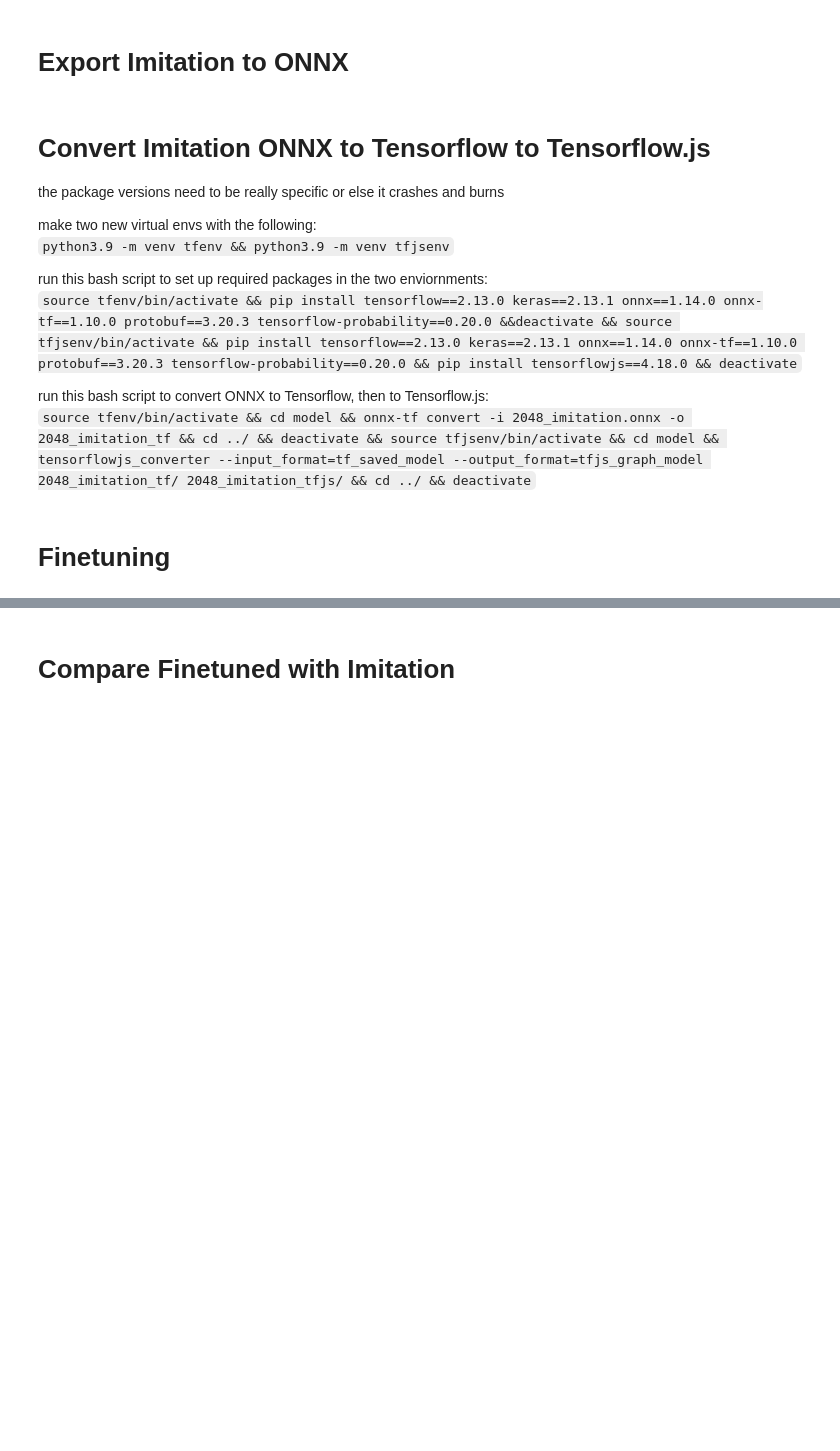
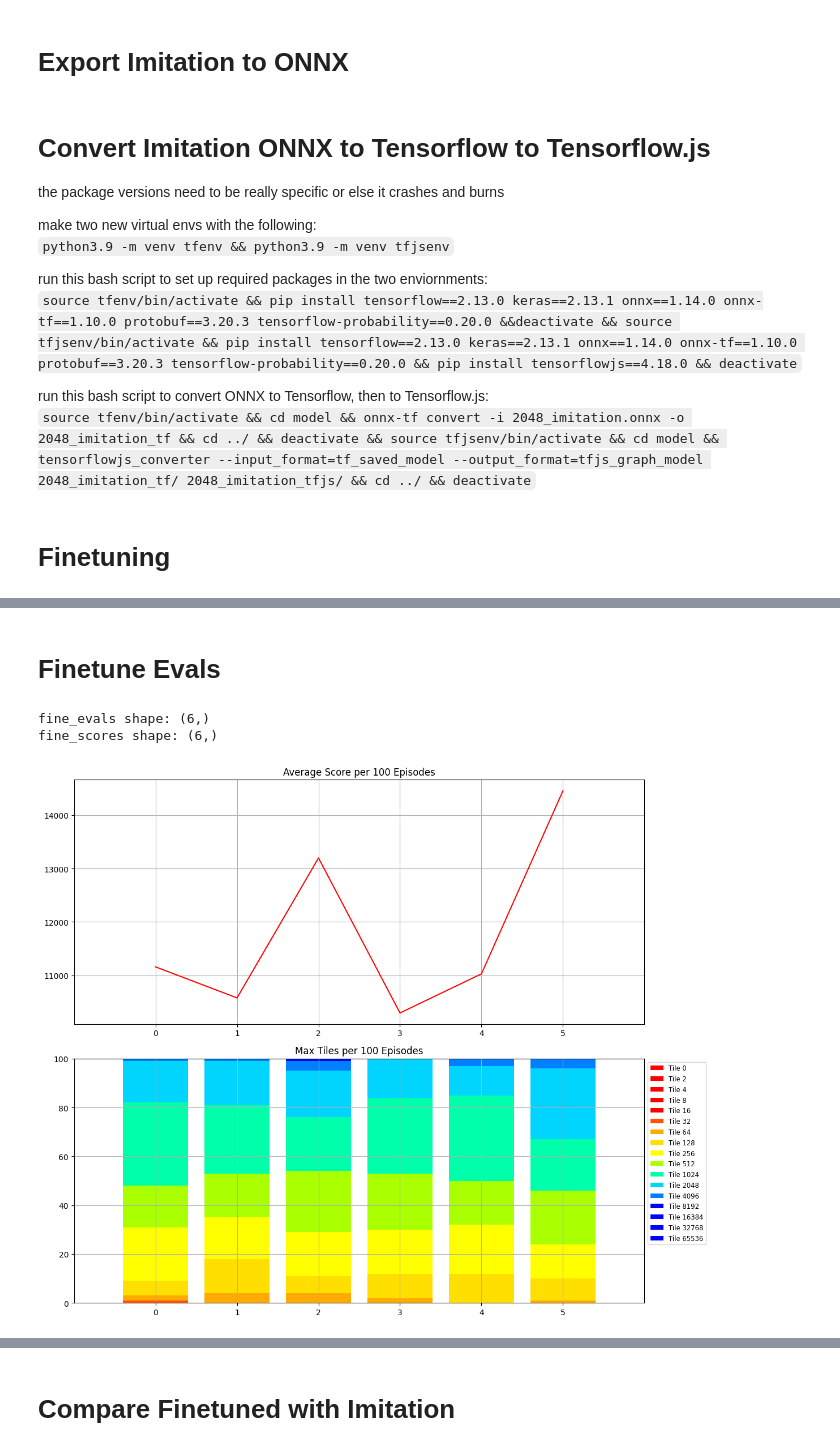
Before and after one commit to angelazqian/2048-AI, a Jupyter notebook: model/trainingloop.ipynb, the cells around one changed output, grey strips where cells are left out. Saved outputs shown, nothing was run; the diff lists cells and outputs as text; code cells hidden in the pictures; blank space fills up the shorter version.

```diff
--- a/model/trainingloop.ipynb
+++ b/model/trainingloop.ipynb
@@ -533,0 +500,45 @@ Episode 10000, Max Tile: 9, Final Score: 5172,  Baseline: 8618.96, Improvement:
+# %% [markdown]
+# Finetune Evals
+# %%
+num_episodes = 500
+
+fine_distribution = fine_distribution[:num_episodes//eval_size + 1, :]  #crop in case of early stopping
+fine_scores = fine_scores[:num_episodes//eval_size + 1]
+import matplotlib.pyplot as plt
+
+fine_evals = np.arange(num_episodes//eval_size + 1)
+# print(num_episodes//eval_size + 1)
+print(f"fine_evals shape: {fine_evals.shape}")
+print(f"fine_scores shape: {fine_scores.shape}")
+
+fig, (ax1, ax2) = plt.subplots(2, 1, figsize=(12, 10), sharex=True)
+
+ax1.plot(fine_evals, fine_scores, label="Average Score", color="red")
+ax1.set_title("Average Score per 100 Episodes")
+ax1.grid(True)
+even_ticks = fine_evals[fine_evals % 2 == 0]
+ax1.set_xticks(fine_evals)
+ax2.set_xticks(fine_evals)
+ax1.tick_params(labelbottom=True)
+
+bottom = np.zeros(num_episodes // eval_size + 1)
+for i in range(17):
+    if (i == 0):
+        ax2.bar(fine_evals, fine_distribution[:, i], bottom=bottom, label=f'Tile 0', color=colors[i])
+    else: ax2.bar(fine_evals, fine_distribution[:, i], bottom=bottom, label=f'Tile {2**i}', color=colors[i])
+    bottom += fine_distribution[:, i]
+
+ax2.set_title("Max Tiles per 100 Episodes")
+ax2.legend(bbox_to_anchor=(1, 1), loc='upper left', fontsize="small")
+ax2.grid(True)
+ax2.set_ylim(0, 100)
+
+ax1.set_xlim(-1, num_episodes//eval_size +1)
+ax2.set_xlim(-1, num_episodes//eval_size +1)
+
+plt.tight_layout()
+plt.show()
+# %% [output]
+fine_evals shape: (6,)
+fine_scores shape: (6,)
+[figure, added]
```
Also changed, not shown: parts of 14 cells of this notebook, 57 other files.
